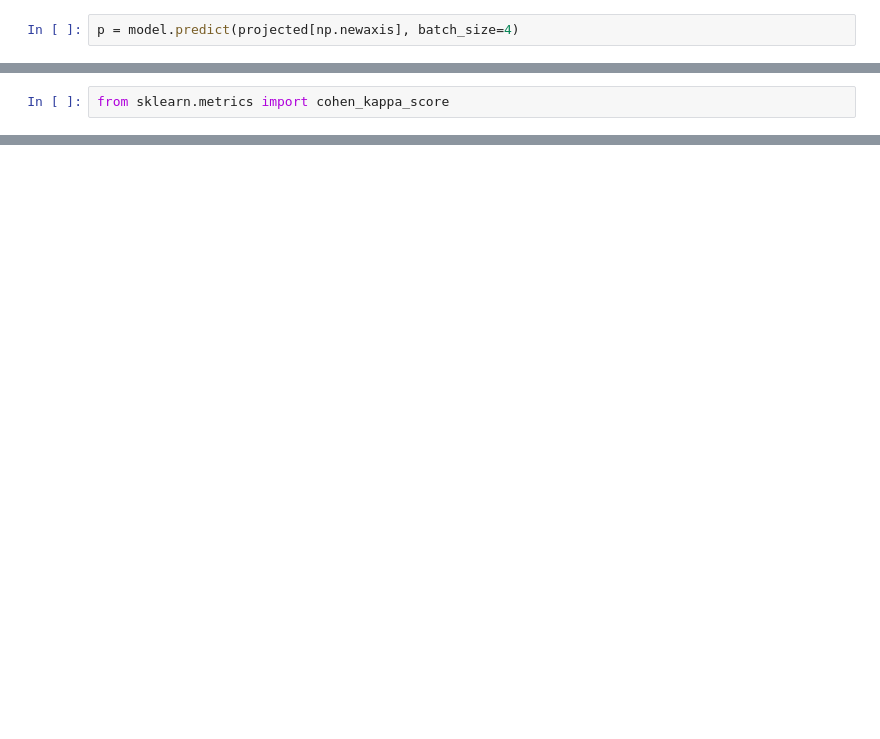
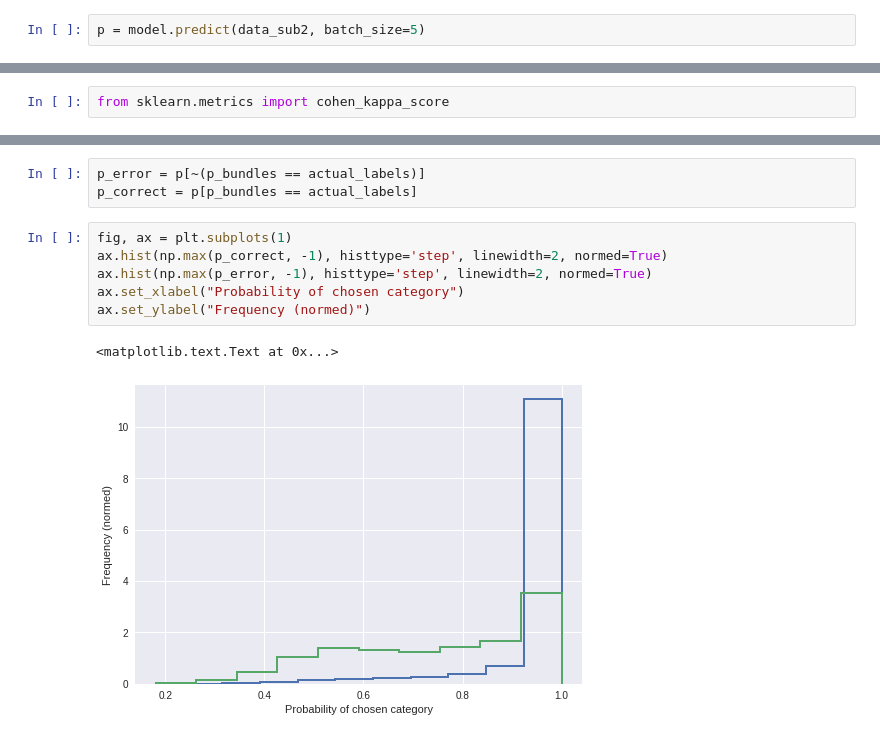
Before and after one commit to uw-biomedical-ml/bundlenet, a Jupyter notebook: dipy-subjects.ipynb, the cells around one changed output, grey strips where cells are left out. Cells and saved outputs as stored; diff of their text form; blank space fills up the shorter version.

```diff
--- a/dipy-subjects.ipynb
+++ b/dipy-subjects.ipynb
@@ -217,2 +217,2 @@ ii = 1300
 # %%
-p = model.predict(projected[np.newaxis], batch_size=4)
+p = model.predict(data_sub2, batch_size=5)
@@ -220,0 +252,12 @@ from sklearn.metrics import cohen_kappa_score
+# %%
+p_error = p[~(p_bundles == actual_labels)]
+p_correct = p[p_bundles == actual_labels]
+# %%
+fig, ax = plt.subplots(1)
+ax.hist(np.max(p_correct, -1), histtype='step', linewidth=2, normed=True)
+ax.hist(np.max(p_error, -1), histtype='step', linewidth=2, normed=True)
+ax.set_xlabel("Probability of chosen category")
+ax.set_ylabel("Frequency (normed)")
+# %% [output]
+<matplotlib.text.Text at 0x...>
+[figure, added]
```
Also changed, not shown: parts of 24 cells of this notebook.
